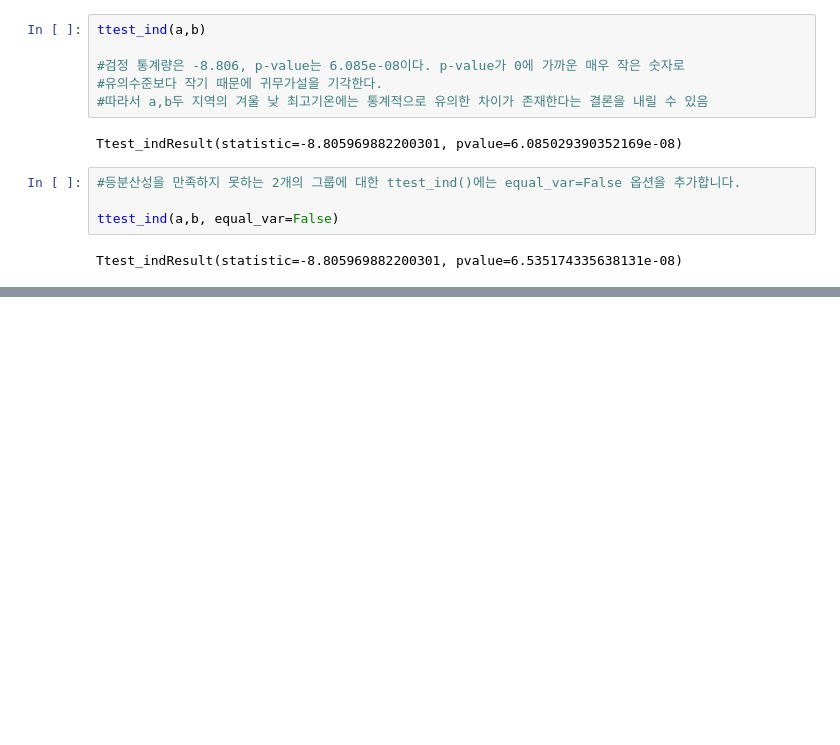
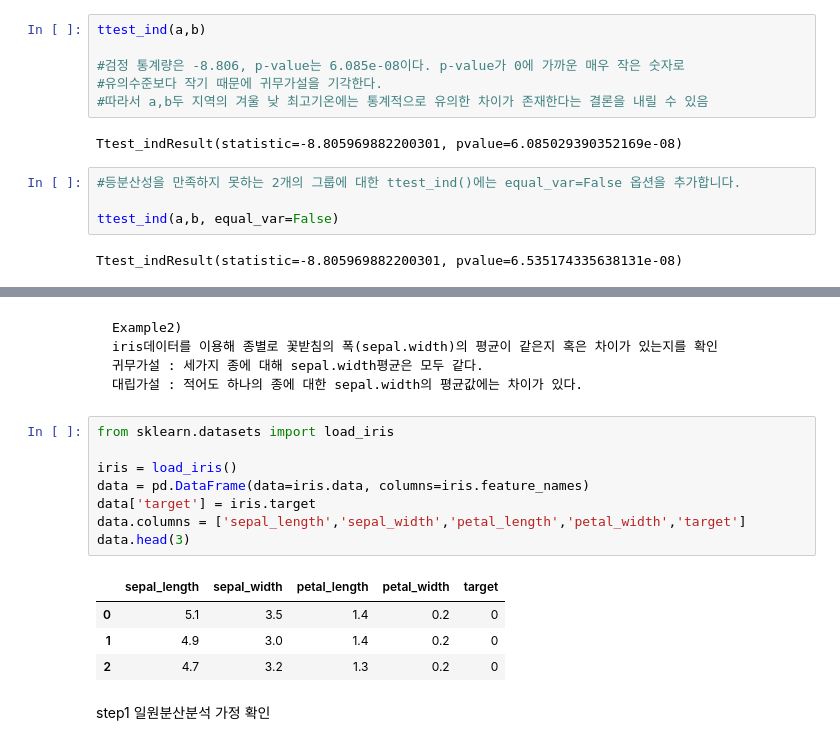
Before and after one commit to GUNWOOOH/ADP_-, a Jupyter notebook: ADP실습_1주차_통계분석.ipynb, the cells around one changed output, grey strips where cells are left out. Drawn from its saved outputs; the diff is of its cells as text; blank space fills up the shorter version.

````diff
--- a/ADP실습_1주차_통계분석.ipynb
+++ b/ADP실습_1주차_통계분석.ipynb
@@ -220,0 +305,24 @@ Ttest_indResult(statistic=-8.805969882200301, pvalue=6.535174335638131e-08)
+# %% [markdown]
+
+
+```
+Example2)
+iris데이터를 이용해 종별로 꽃받침의 폭(sepal.width)의 평균이 같은지 혹은 차이가 있는지를 확인
+귀무가설 : 세가지 종에 대해 sepal.width평균은 모두 같다.
+대립가설 : 적어도 하나의 종에 대한 sepal.width의 평균값에는 차이가 있다.
+```
+# %%
+from sklearn.datasets import load_iris
+
+iris = load_iris()
+data = pd.DataFrame(data=iris.data, columns=iris.feature_names)
+data['target'] = iris.target
+data.columns = ['sepal_length','sepal_width','petal_length','petal_width','target']
+data.head(3)
+# %% [output]
+|  | sepal_length | sepal_width | petal_length | petal_width | target |
+| 0 | 5.1 | 3.5 | 1.4 | 0.2 | 0 |
+| 1 | 4.9 | 3.0 | 1.4 | 0.2 | 0 |
+| 2 | 4.7 | 3.2 | 1.3 | 0.2 | 0 |
+# %% [markdown]
+step1 일원분산분석 가정 확인
````
Also changed, not shown: parts of 22 cells of this notebook.
